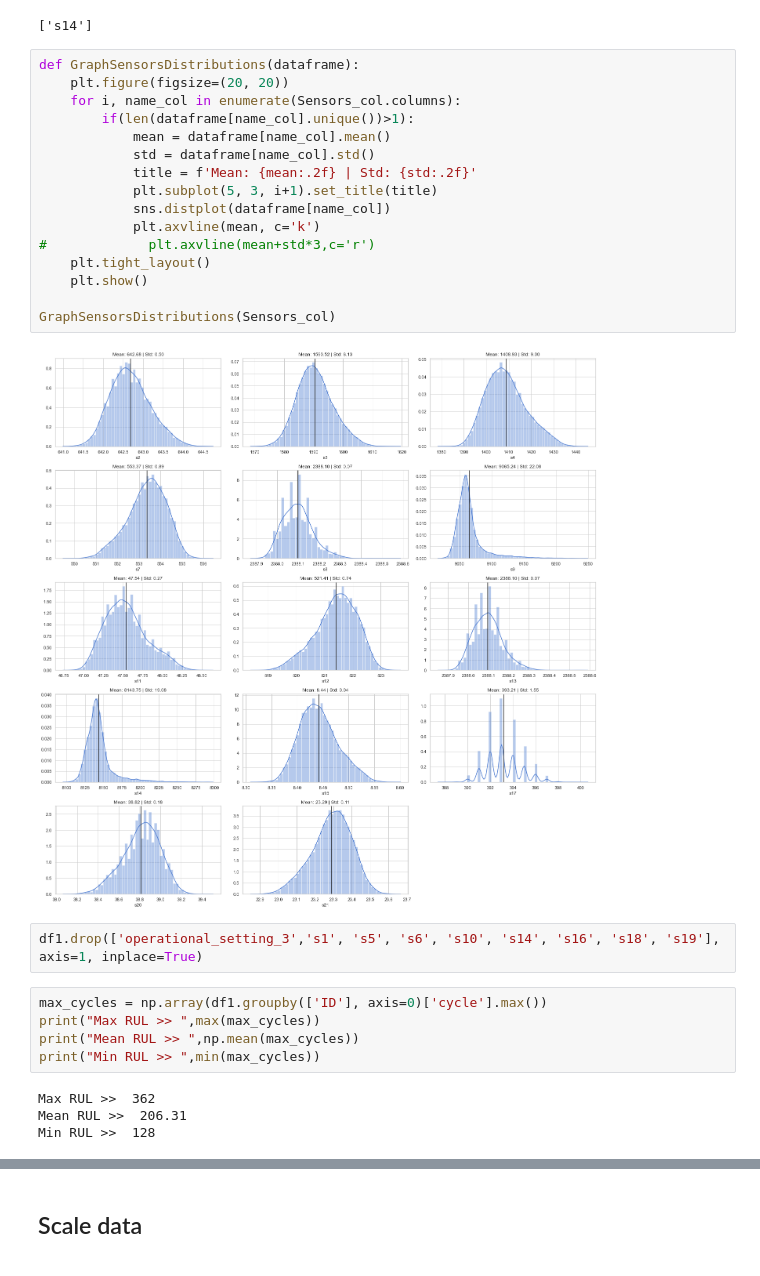
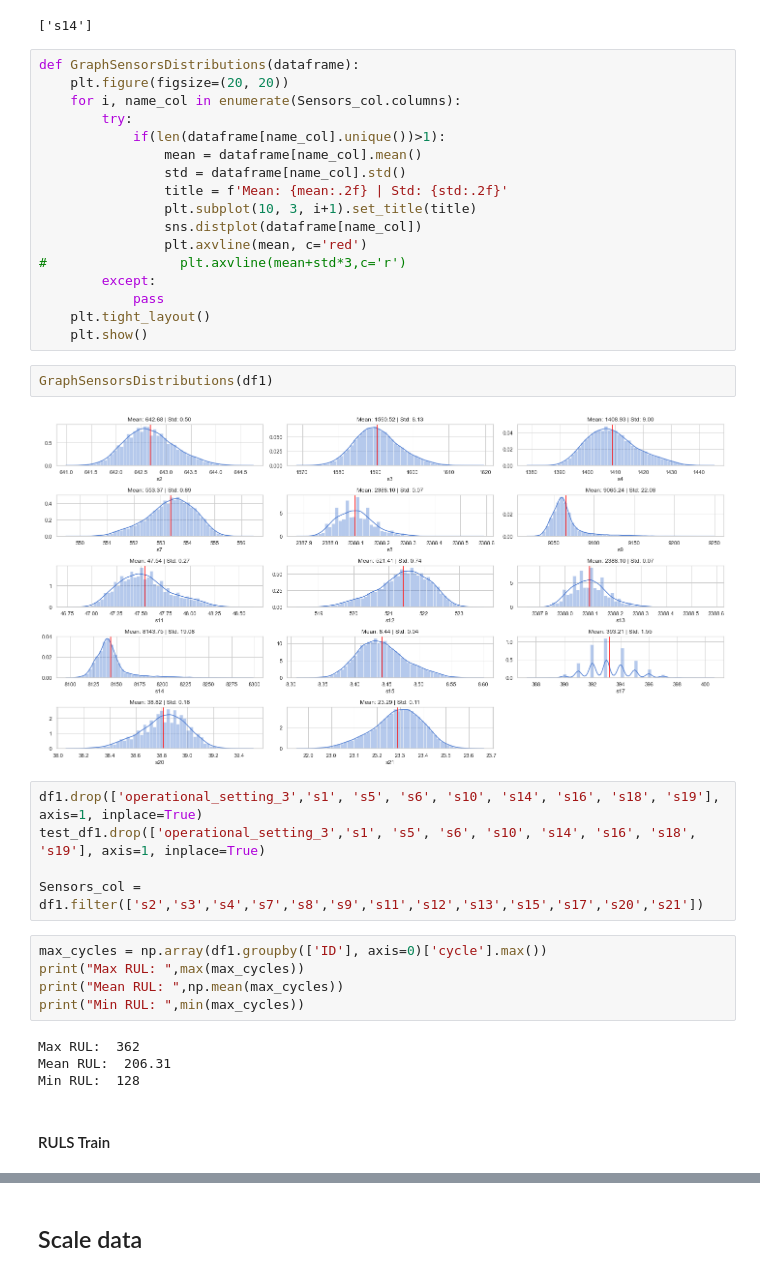
Before and after one commit to kevinpulido89/ML, a Jupyter notebook: C-MAPSS.ipynb, the cells around one changed output, grey strips where cells are left out. Drawn from its saved outputs; the diff is of its cells as text.

```diff
--- a/C-MAPSS.ipynb
+++ b/C-MAPSS.ipynb
@@ -129,31 +155,39 @@ to_drop
 def GraphSensorsDistributions(dataframe):
     plt.figure(figsize=(20, 20))
     for i, name_col in enumerate(Sensors_col.columns):
-        if(len(dataframe[name_col].unique())>1):
-            mean = dataframe[name_col].mean()
-            std = dataframe[name_col].std()
-            title = f'Mean: {mean:.2f} | Std: {std:.2f}'
-            plt.subplot(5, 3, i+1).set_title(title)
-            sns.distplot(dataframe[name_col])
-            plt.axvline(mean, c='k')
-#             plt.axvline(mean+std*3,c='r')
+        try:
+            if(len(dataframe[name_col].unique())>1):
+                mean = dataframe[name_col].mean()
+                std = dataframe[name_col].std()
+                title = f'Mean: {mean:.2f} | Std: {std:.2f}'
+                plt.subplot(10, 3, i+1).set_title(title)
+                sns.distplot(dataframe[name_col])
+                plt.axvline(mean, c='red')
+#                 plt.axvline(mean+std*3,c='r')
+        except:
+            pass
     plt.tight_layout()
     plt.show()
-
-GraphSensorsDistributions(Sensors_col)
-# %% [output]
-[figure, removed]
+# %%
+GraphSensorsDistributions(df1)
+# %% [output]
+[figure, added]
 # %%
 df1.drop(['operational_setting_3','s1', 's5', 's6', 's10', 's14', 's16', 's18', 's19'], axis=1, inplace=True)
+test_df1.drop(['operational_setting_3','s1', 's5', 's6', 's10', 's14', 's16', 's18', 's19'], axis=1, inplace=True)
+
+Sensors_col = df1.filter(['s2','s3','s4','s7','s8','s9','s11','s12','s13','s15','s17','s20','s21'])
 # %%
 max_cycles = np.array(df1.groupby(['ID'], axis=0)['cycle'].max())
-print("Max RUL >> ",max(max_cycles))
-print("Mean RUL >> ",np.mean(max_cycles))
-print("Min RUL >> ",min(max_cycles))
+print("Max RUL: ",max(max_cycles))
+print("Mean RUL: ",np.mean(max_cycles))
+print("Min RUL: ",min(max_cycles))
 # %% [output]
-Max RUL >>  362
-Mean RUL >>  206.31
-Min RUL >>  128
+Max RUL:  362
+Mean RUL:  206.31
+Min RUL:  128
+# %% [markdown]
+#### RULS Train
 # %%
 groupedID = df1.groupby(['ID'], axis=0)
 ID_Series = df1['ID'].unique()
```
Also changed, not shown: parts of 42 cells of this notebook.
